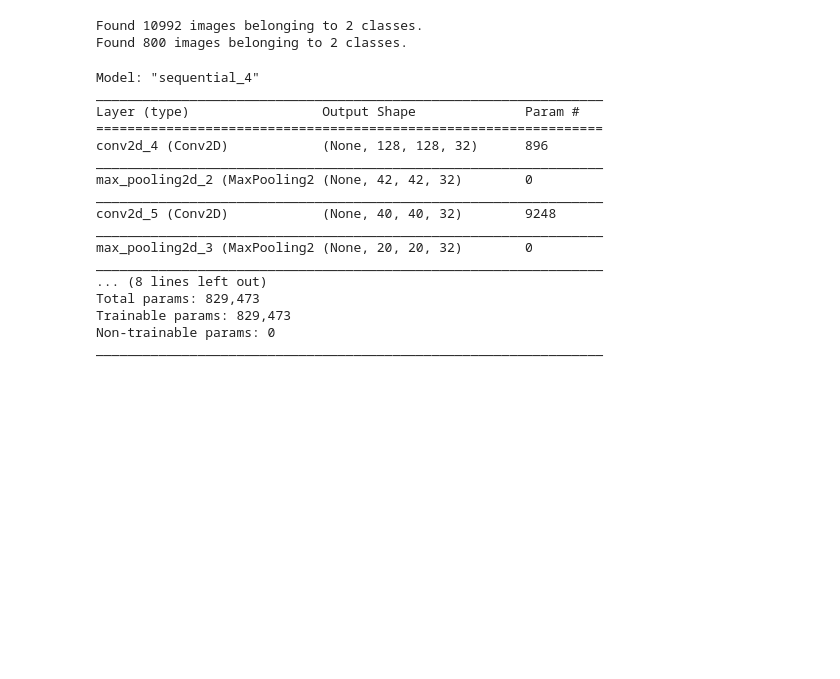
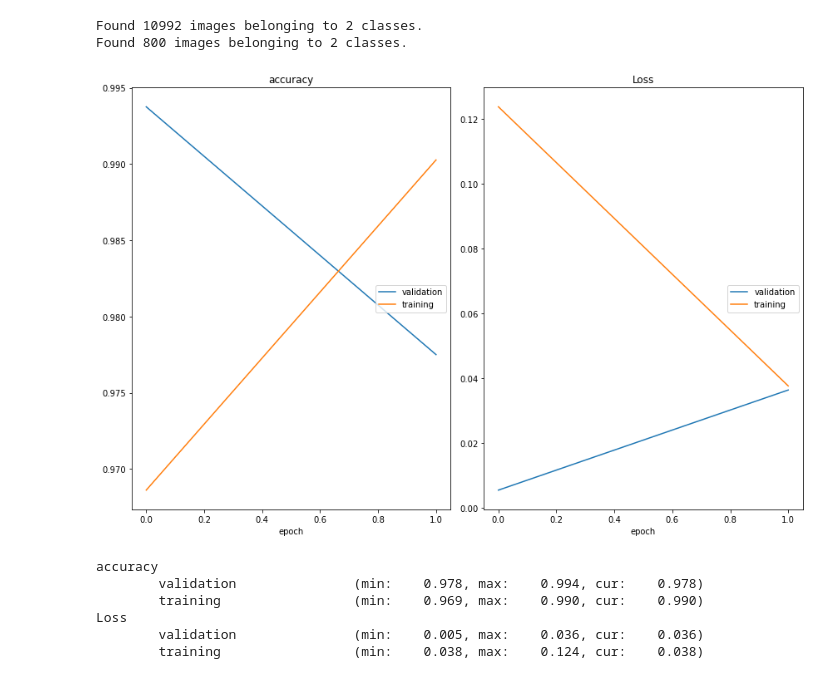
Before and after one commit to thatdanish/Mask_it, a Jupyter notebook: main_model_file.ipynb, the cells around one changed output. Drawn from its saved outputs; the diff is of its cells as text; code cells hidden in the pictures; blank space fills up the shorter version.

Commit message:
baseline model

```diff
--- a/main_model_file.ipynb
+++ b/main_model_file.ipynb
@@ -22,11 +22,11 @@ val_datagen = ImageDataGenerator(rescale=1./255)
 # %%
 train_set = train_datagen.flow_from_directory("dataset/Train",
                                                 target_size=(128,128),
-                                                batch_size=32,
+                                                batch_size=16,
                                                 class_mode='binary')
 val_set = val_datagen.flow_from_directory('dataset/Validation',
                                          target_size=(128,128),
-                                         batch_size=3,
+                                         batch_size=4,
                                          class_mode='binary' )
 # %% [output]
 Found 10992 images belonging to 2 classes.
@@ -38,32 +38,13 @@ from keras.layers import Dense,Conv2D,MaxPooling2D,Flatten,Dropout
 from keras.callbacks import EarlyStopping,ModelCheckpoint
 from livelossplot import PlotLossesKeras
 # %%
-model  = Sequential()
+'''model = Sequential()
 model.add(Conv2D(32,(3,3),input_shape=(128,128,3),activation='relu',padding='same'))
-model.add(MaxPooling2D(pool_size=(3,3)))
-model.add(Conv2D(32,(3,3),activation='relu'))
 model.add(MaxPooling2D(pool_size=(2,2)))
 model.add(Flatten())
-model.add(Dense(64,activation='relu'))
+model.add(Dense(512,activation='relu'))
 model.add(Dropout(0.4))
+model.add(Dense(128,activation='relu'))
 model.add(Dense(1,activation='relu'))
 model.compile(loss='binary_crossentropy',optimizer='adam',metrics=['accuracy'])
-model.summary()
+#model.summary()'''
-# %% [output]
-Model: "sequential_4"
-_________________________________________________________________
-Layer (type)                 Output Shape              Param #
-=================================================================
-conv2d_4 (Conv2D)            (None, 128, 128, 32)      896
-_________________________________________________________________
-max_pooling2d_2 (MaxPooling2 (None, 42, 42, 32)        0
-_________________________________________________________________
-conv2d_5 (Conv2D)            (None, 40, 40, 32)        9248
-_________________________________________________________________
-max_pooling2d_3 (MaxPooling2 (None, 20, 20, 32)        0
-_________________________________________________________________
-... (8 lines left out)
-Total params: 829,473
-Trainable params: 829,473
-Non-trainable params: 0
-_________________________________________________________________
@@ -69,0 +54,35 @@ _________________________________________________________________
+# %%
+#Transfer Learning Approach
+model_tr = Xception(weights='imagenet',
+                    pooling=None,
+                    include_top=False,
+                    input_shape=(128,128,3))
+model_tr.trainable=False
+# %%
+input_layer = model_tr.output
+x = Flatten()(input_layer)
+x = Dense(512,activation='relu')(x)
+x = Dropout(0.4)(x)
+x = Dense(64,activation='relu')(x)
+out = Dense(1,activation='sigmoid')(x)
+model = Model(inputs=model_tr.input,outputs=out)
+model.compile(loss='binary_crossentropy',optimizer='adam',metrics=['accuracy'])
+# %%
+callback = [EarlyStopping(patience=2,
+                            monitor='val_accuracy'),
+            PlotLossesKeras()]
+# %%
+h = model.fit_generator(train_set,
+                        validation_data=val_set,
+                        epochs=2,
+                        callbacks=callback,
+                        steps_per_epoch=int(10992/16),
+                        validation_steps=int(800/4))
+# %% [output]
+[figure, added]
+accuracy
+        validation               (min:    0.978, max:    0.994, cur:    0.978)
+        training                 (min:    0.969, max:    0.990, cur:    0.990)
+Loss
+        validation               (min:    0.005, max:    0.036, cur:    0.036)
+        training                 (min:    0.038, max:    0.124, cur:    0.038)
```
Also changed, not shown: parts of 3 cells of this notebook, 1 other file.
